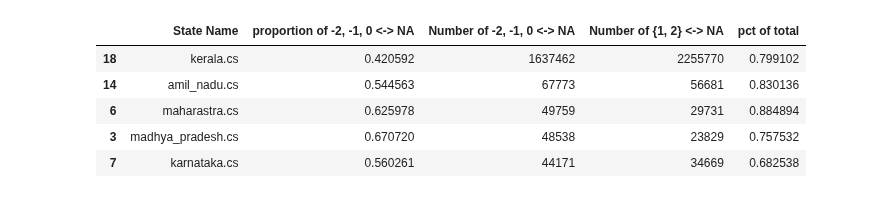
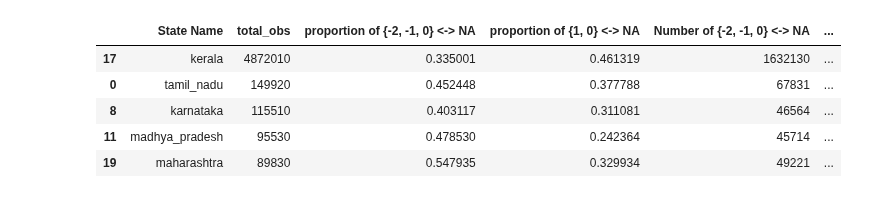
Before and after one commit to BU-Spark/pitne-season-watch, a Jupyter notebook: reference and citizen data validation.ipynb, the cells around one changed output. Drawn from its saved outputs; the diff is of its cells as text; code cells hidden in the pictures.

Commit message:
updated validation nb with cleaned data, added md to nb

```diff
--- a/reference and citizen data validation.ipynb
+++ b/reference and citizen data validation.ipynb
@@ -3,9 +3,7 @@ import pandas as pd
 import matplotlib.pyplot as plt
 import pandas as pd
 import os
-# %%
-name_to_id_df = pd.read_csv('species codes.csv', encoding='unicode_escape')
-name_to_id_dict = {}
-for _, row in name_to_id_df.iterrows():
-    name_to_id_dict["{}- {}".format(row['species_primary_common_name'], row['species_scientific_name'])] = row['species_id']
-    name_to_id_dict["{}-{}".format(row['species_primary_common_name'], row['species_scientific_name'])] = row['species_id']
+# %%
+citizen_fnames = os.listdir('all data/citizen')
+ref_fnames = os.listdir('all data/reference')
+ref_fnames
@@ -11,0 +28,12 @@ for _, row in name_to_id_df.iterrows():
+# %%
+# make the id lookup dict for the citizen datapoints (TODO: just add an id column to the citizen data)
+species_codes = pd.read_csv("species codes.csv", encoding='unicode_escape')
+
+species_id_to_name = {}
+species_name_to_id = {}
+
+for i, row in species_codes.iterrows():
+    species_id_to_name[row["species_id"]] = "{}-{}".format(row["species_primary_common_name"], row["species_scientific_name"])
+    species_name_to_id["{}-{}".format(row["species_primary_common_name"], row["species_scientific_name"]).lower().replace(" ", "")] = row["species_id"]
+
+species_name_to_id.keys()
@@ -110,9 +116,9 @@ calculating proportions for pvt_meghalaya.csv
 # %%
-val_df.sort_values(by='Number of -2, -1, 0 <-> NA', ascending=False).head()
+val_df.sort_values(by='total_obs', ascending=False).head()
 # %% [output]
-|  | State Name | proportion of -2, -1, 0 <-> NA | Number of -2, -1, 0 <-> NA | Number of {1, 2} <-> NA | pct of total |
-| 18 | kerala.cs | 0.420592 | 1637462 | 2255770 | 0.799102 |
-| 14 | amil_nadu.cs | 0.544563 | 67773 | 56681 | 0.830136 |
-| 6 | maharastra.cs | 0.625978 | 49759 | 29731 | 0.884894 |
-| 3 | madhya_pradesh.cs | 0.670720 | 48538 | 23829 | 0.757532 |
-| 7 | karnataka.cs | 0.560261 | 44171 | 34669 | 0.682538 |
+|  | State Name | total_obs | proportion of {-2, -1, 0} <-> NA | proportion of {1, 0} <-> NA | Number of {-2, -1, 0} <-> NA | ... |
+| 17 | kerala | 4872010 | 0.335001 | 0.461319 | 1632130 | ... |
+| 0 | tamil_nadu | 149920 | 0.452448 | 0.377788 | 67831 | ... |
+| 8 | karnataka | 115510 | 0.403117 | 0.311081 | 46564 | ... |
+| 11 | madhya_pradesh | 95530 | 0.478530 | 0.242364 | 45714 | ... |
+| 19 | maharashtra | 89830 | 0.547935 | 0.329934 | 49221 | ... |
```
Also changed, not shown: parts of 5 cells of this notebook.
